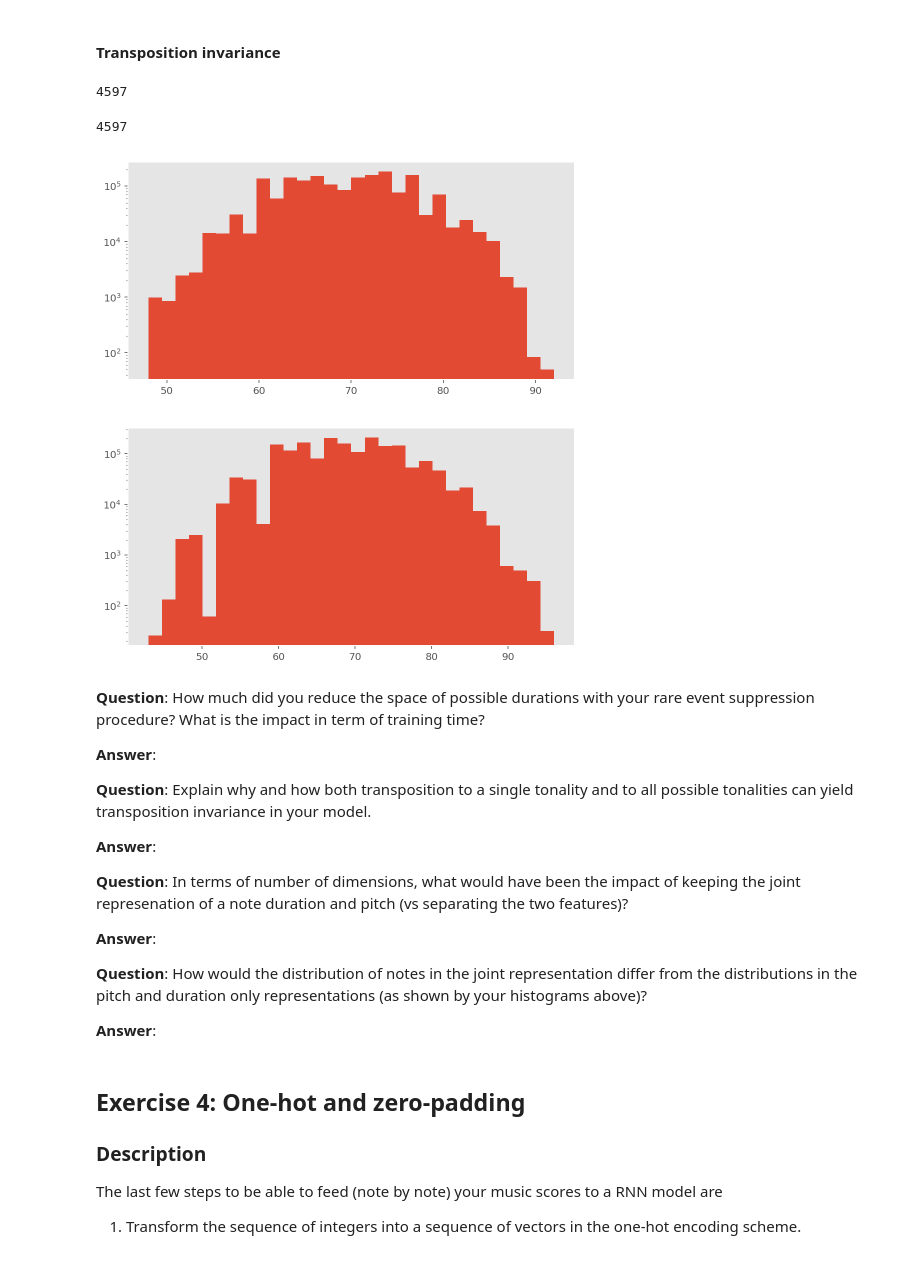
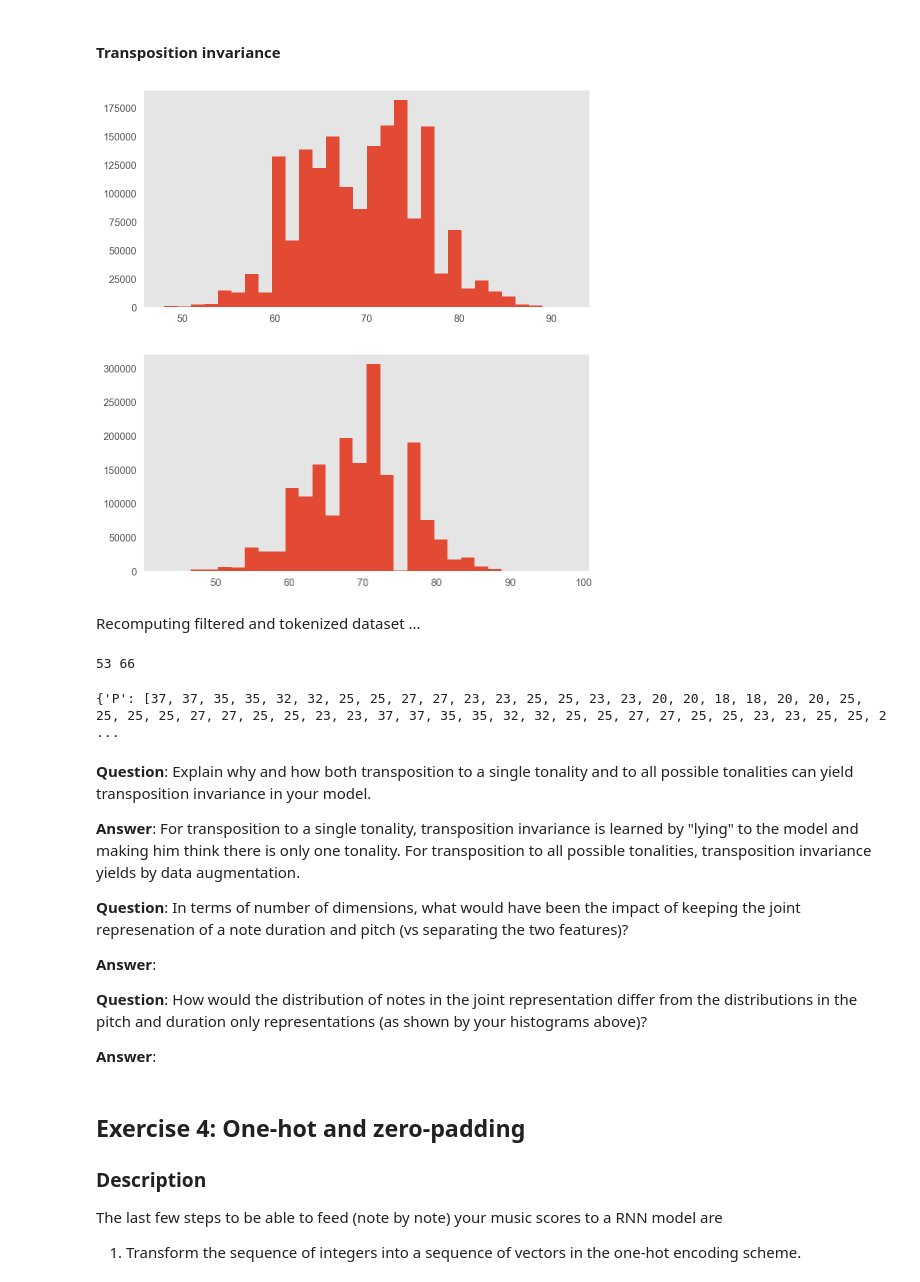
Before and after one commit to SSappy/ANN-Project-1, a Jupyter notebook: miniproject2.ipynb, the cells around one changed output. Saved outputs shown, nothing was run; the diff lists cells and outputs as text; code cells hidden in the pictures.

```diff
--- a/miniproject2.ipynb
+++ b/miniproject2.ipynb
@@ -340,2 +411,5 @@ for label in dataset.keys():
+# %%
+tokenized_dataset = {}
+tokenized_dataset = tokenize(dataset)
 # %%
 for label in np.random.choice(list(dataset.keys()), 2):
@@ -389,9 +462,9 @@ def transposeDataset(dataset):
 # %% [markdown]
 #### Rare event suppression
 # %%
-pitches = []
-durations = []
+pitch = []
+duration = []
 
 for label in dataset.keys():
-    pitches.extend(dataset[label]['P'])
-    durations.extend(dataset[label]['T'])
+    pitch.extend(dataset[label]['P'])
+    duration.extend(dataset[label]['T'])
@@ -442,10 +516,10 @@ By using the threshlod 1440, we have removed  0.0 % of the melodies of the datas
 # %% [markdown]
 Plot the new duration histogram
 # %%
-pitches=[]
-duration=[]
+filter_pitch=[]
+filter_duration=[]
 for label in list(dataset.keys()):
-    duration.extend(dataset[label]['T'])
-    pitches.extend(dataset[label]['P'])
-plt.hist(duration, bins=30)
-plt.show()
+    filter_duration.extend(dataset[label]['T'])
+    filter_pitch.extend(dataset[label]['P'])
+#plt.hist(duration, bins=30)
+#plt.show()
@@ -454,28 +544,22 @@ plt.show()
 # %% [markdown]
 #### Transposition invariance
-# %%
-len(dataset)
-# %% [output]
-4597
 # %%
 transposed_dataset = transposeDataset(dataset)
-# %%
-len(transposed_dataset)
-# %% [output]
-4597
 # %%
 transposed_duration=[]
-transposed_pitches=[]
+transposed_pitch=[]
 for label in list(transposed_dataset.keys()):
     transposed_duration.extend(transposed_dataset[label]['T'])
-    transposed_pitches.extend(transposed_dataset[label]['P'])
+    transposed_pitch.extend(transposed_dataset[label]['P'])
 # %%
-plt.hist(pitches, bins=30, log=True)
+plt.hist(filter_pitch, bins=30)
 plt.show()
 # %% [output]
-[figure, old version]
+[figure, new version]
 # %%
-plt.hist(transposed_pitches, bins=30, log=True)
+plt.hist(transposed_pitch, bins=30)
 plt.show()
 # %% [output]
-[figure, old version]
+[figure, new version]
+# %% [markdown]
+Recomputing filtered and tokenized dataset ...
@@ -482,11 +568,17 @@ plt.show()
+# %%
+len_pitches = len(pitches)
+len_durations = len(durations)
+print(len_pitches, len_durations)
+# %% [output]
+53 66
+# %%
+print(filter_token_dataset['sessiontune14133'])
+# %% [output]
+{'P': [37, 37, 35, 35, 32, 32, 25, 25, 27, 27, 23, 23, 25, 25, 23, 23, 20, 20, 18, 18, 20, 20, 25, 25, 25, 25, 27, 27, 25, 25, 23, 23, 37, 37, 35, 35, 32, 32, 25, 25, 27, 27, 25, 25, 23, 23, 25, 25, 2 ...
 # %% [markdown]
-**Question**: How much did you reduce the space of possible durations with your rare event suppression procedure? What is the impact in term of training time?
-
-**Answer**:
-
 **Question**: Explain why and how both transposition to a single tonality and to all possible tonalities can yield transposition invariance in your model.
 
-**Answer**:
+**Answer**: For transposition to a single tonality, transposition invariance is learned by "lying" to the model and making him think there is only one tonality. For transposition to all possible tonalities, transposition invariance yields by data augmentation.
 
 **Question**: In terms of number of dimensions, what would have been the impact of keeping the joint represenation of a note duration and pitch (vs separating the two features)?
 
```
Also changed, not shown: parts of 38 cells of this notebook.
